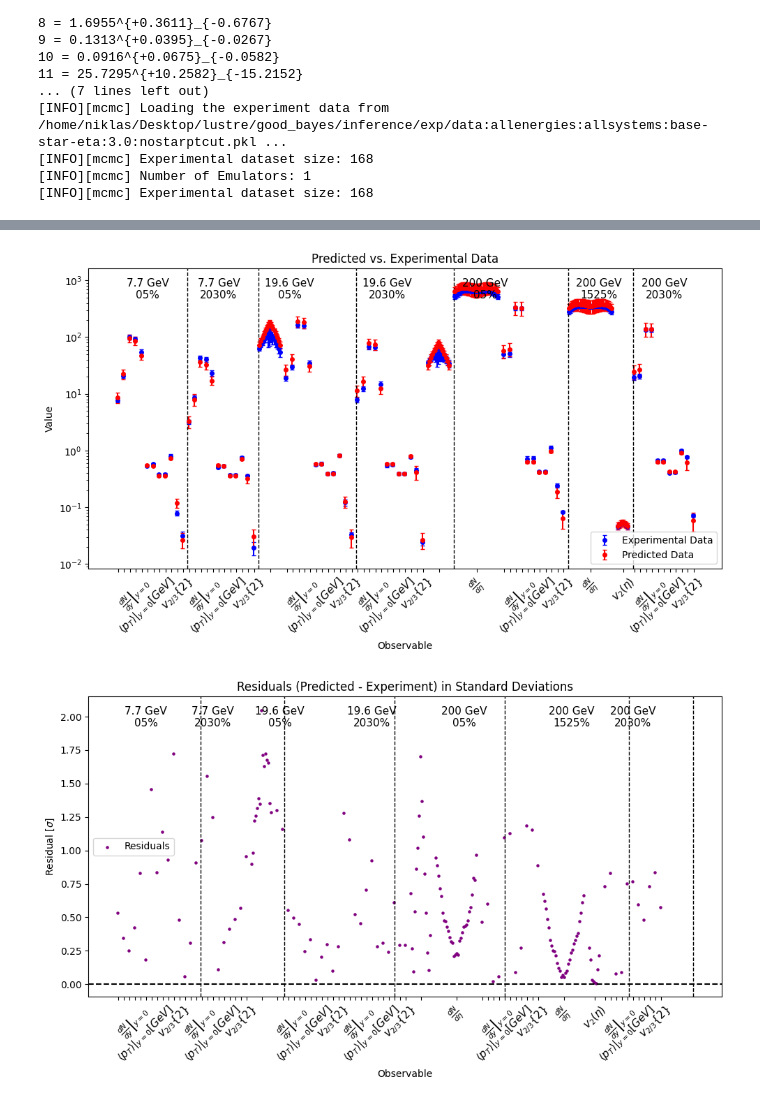
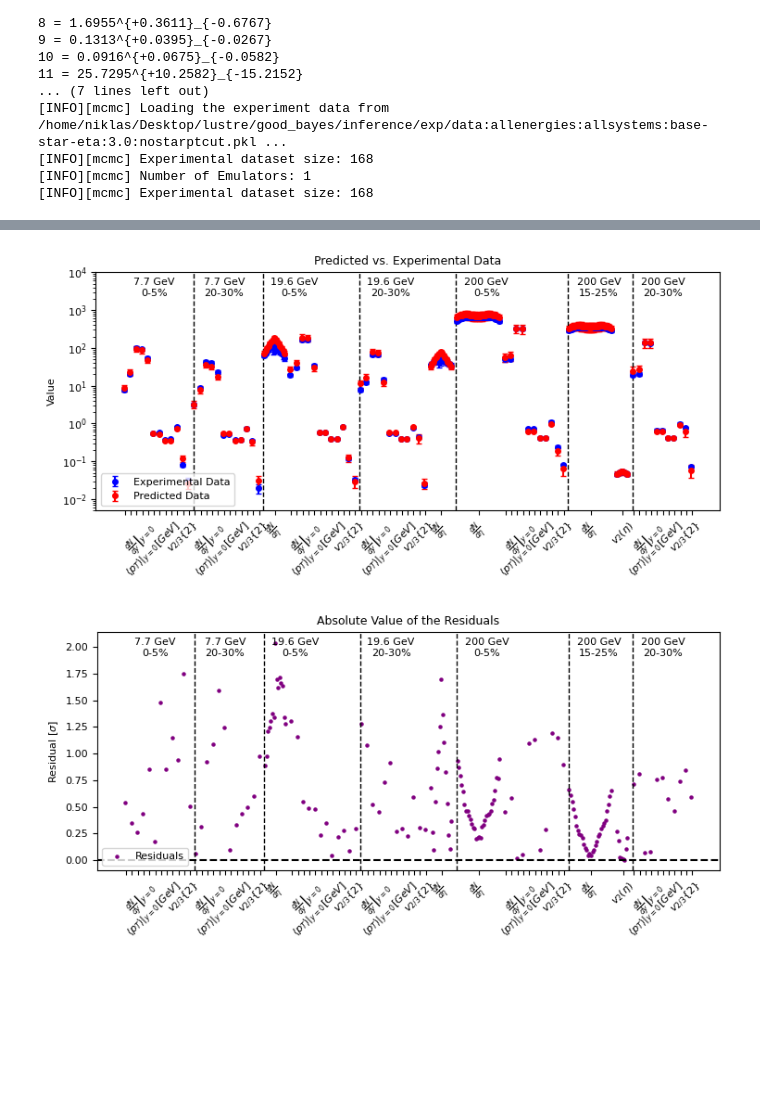
Before and after one commit to NGoetz/GPBayesTools-HIC, a Jupyter notebook: Prediction.ipynb, the cells around one changed output, grey strips where cells are left out. Drawn from its saved outputs; the diff is of its cells as text; code cells hidden in the pictures; blank space fills up the shorter version.

```diff
--- a/Prediction.ipynb
+++ b/Prediction.ipynb
@@ -826,6 +905,7 @@ import re
 import pickle
 import matplotlib.transforms as mtransforms
 
+centrality_dict = {'05': '0-5%', '1525': '15-25%', '2030': '20-30%'}
 with open(exp_path,'rb') as file:
     loaded_data = pickle.load(file)
 
@@ -843,7 +923,7 @@ def convert_to_notation(filename):
     filename = re.sub(r'star_v(.*)_pT', r'starv\1pt', filename)
     filename = re.sub(r'star_v', 'starv', filename)
     filename = re.sub(r'phenix_pT_v', 'phenixptv', filename)
-
+    filename = re.sub(r'stareta_spectra', 'etas', filename)
     filename = re.sub(r'eta_spectra', 'etas', filename)
     filename = re.sub(r'y_spectra', 'ys', filename)
     filename = re.sub(r'pT_spectra', 'pTs', filename)
@@ -924,10 +1004,10 @@ reordered_postPredstd = []
 current_pos = 0
 
 for energy, centrality, observable, start, end, original_index in data_list:
-    print(energy, centrality, observable, start, end, i)
-    print(expData[0].flatten()[start:end])
-    print(postPred.mean(axis=1)[start:end])
-    print("----")
+    # print(energy, centrality, observable, start, end, i)
+    # print(expData[0].flatten()[start:end])
+    # print(postPred.mean(axis=1)[start:end])
+    # print("----")
     reordered_expData.append(expData[0].flatten()[start:end])
     reordered_expData_std.append(np.sqrt(np.diagonal(expData[1])).flatten()[start:end])
     reordered_postPred.append(postPred.mean(axis=1)[start:end])
@@ -940,8 +1020,8 @@ for energy, centrality, observable, start, end, original_index in data_list:
     reordered_postPredstd.append([0, 0,0])
 
 
-print(reordered_expData)
-print(reordered_postPred)
+# print(reordered_expData)
+# print(reordered_postPred)
 # Flatten the reordered lists
 reordered_expData = np.concatenate(reordered_expData)
 reordered_expData_std = np.concatenate(reordered_expData_std)
@@ -962,16 +1042,16 @@ plot_expData_std = np.where(non_zero_mask, reordered_expData_std, 0)
 plot_postPred = np.where(non_zero_mask, reordered_postPred, np.nan)
 plot_postPred_std = np.where(non_zero_mask, reordered_postPredstd, 0)
 
-plt.figure(figsize=(10, 6))
+plt.figure(figsize=(7.5, 7.5/2))
 plt.errorbar(range(len(reordered_expData)), plot_expData, yerr=plot_expData_std, fmt='o', label='Experimental Data', color='blue', ecolor='blue', capsize=2, markersize=4)
 plt.errorbar(range(len(reordered_postPred)), plot_postPred, yerr=plot_postPred_std, fmt='o', label='Predicted Data', color='red', ecolor='red', capsize=2, markersize=4)
 
-plt.xlabel('Observable')
+#plt.xlabel('Observable')
 plt.ylabel('Value')
-plt.title('Predicted vs. Experimental Data')
+plt.title('Predicted vs. Experimental Data', fontsize=9)
 plt.yscale("log")
-plt.legend()
-
+plt.ylim([5e-3,1e4])
+plt.legend(loc="lower left")
 current_x_pos = 0
 xticksPos = []
 xticksLabel = []
@@ -986,22 +1066,22 @@ for i, (energy, centrality, observable, start, end, original_index) in enumerate
     # centrality_old=centrality
     xticksLabel.append(convert_to_notation(observable))
     if i == 0:
-        plt.text(current_x_pos + 3 * i + 20.5, 0.9, f'{energy} GeV\n{centrality}%',
-                horizontalalignment='center', fontsize=11, transform=trans)
+        plt.text(current_x_pos + 3 * i + 20.5, 0.9, f'{energy} GeV\n{centrality_dict[centrality]}',
+                horizontalalignment='center', fontsize=8, transform=trans)
     if i > 0 and (data_list[i][0] != data_list[i-1][0] or data_list[i][1] != data_list[i-1][1]):
         plt.axvline(x=current_x_pos+3*i-0.5, color='black', linestyle='--', linewidth=1)
 
         # Create a transform that only affects the y-coordinate
 
 
-        plt.text(current_x_pos + 3 * i + 20.5, 0.9, f'{energy} GeV\n{centrality}%',
-                horizontalalignment='center', fontsize=11, transform=trans)
+        plt.text(current_x_pos + 3 * i + 20.5, 0.9, f'{energy} GeV\n{centrality_dict[centrality]}',
+                horizontalalignment='center', fontsize=8, transform=trans)
 
     current_x_pos += (end - start)
 
-plt.xticks(xticksPos, xticksLabel, rotation=45, fontsize=11)
+plt.xticks(xticksPos, xticksLabel, rotation=45, fontsize=8)
 plt.tight_layout()
-plt.savefig("./plots/full/datacomp_full_"+log+"_"+pca+"_"+emu+"_"+setup+".png")
+plt.savefig("./plots/full/datacomp_full_"+log+"_"+pca+"_"+emu+"_"+setup+".png", dpi=500)
 plt.show()
 
 # # Plot 2: Residuals
@@ -1041,7 +1121,7 @@ plt.show()
 # plt.show()
 
 # Plot 3: Residuals in Standard Deviations
-plt.figure(figsize=(10, 6))
+plt.figure(figsize=(7.5, 7.5/2))
 non_zero_mask = normalized_residuals != 0
 
 # Filter the data
@@ -1054,33 +1134,33 @@ plt.axhline(0, color='black', linestyle='--')
 
 # Add separators and labels on x-axis
 current_x_pos = 0
-
+xticksPos = []
+xticksLabel = []
 trans = mtransforms.blended_transform_factory(plt.gca().transData, plt.gca().transAxes)
 for i, (energy, centrality, observable, start, end, original_index) in enumerate(data_list):
     mid_pos = current_x_pos + (end - start) / 2 +3*i
-    #xticksPos.append(mid_pos)
-    #xticksLabel.append(convert_to_notation(observable))
+    xticksPos.append(mid_pos)
+    xticksLabel.append(convert_to_notation(observable))
     if i == 0:
-        plt.text(current_x_pos + 4 * i + 20.5, 0.9, f'{energy} GeV\n{centrality}%',
-                horizontalalignment='center', fontsize=11, transform=trans)
+        plt.text(current_x_pos + 3 * i + 20.5, 0.9, f'{energy} GeV\n{centrality_dict[centrality]}',
+                horizontalalignment='center', fontsize=8, transform=trans)
     if i > 0 and (data_list[i][0] != data_list[i-1][0] or data_list[i][1] != data_list[i-1][1]):
-        plt.axvline(x=current_x_pos+4*i-0.5, color='black', linestyle='--', linewidth=1)
+        plt.axvline(x=current_x_pos+3*i-0.5, color='black', linestyle='--', linewidth=1)
 
         # Create a transform that only affects the y-coordinate
 
-
-        plt.text(current_x_pos + 3 * i + 20.5, 0.9, f'{energy} GeV\n{centrality}%',
-                horizontalalignment='center', fontsize=11, transform=trans)
+        plt.text(current_x_pos + 3 * i + 20.5, 0.9, f'{energy} GeV\n{centrality_dict[centrality]}',
+                horizontalalignment='center', fontsize=8, transform=trans)
 
     current_x_pos += (end - start)
 
-plt.xticks(xticksPos, xticksLabel, rotation=45, fontsize=11)
-plt.xlabel('Observable')
+plt.xticks(xticksPos, xticksLabel, rotation=45, fontsize=8)
+#plt.xlabel('Observable')
 plt.ylabel(r'Residual [$\sigma$]')
-plt.title('Residuals (Predicted - Experiment) in Standard Deviations')
-plt.legend()
+plt.title('Absolute Value of the Residuals', fontsize=9)
+plt.legend(loc="lower left")
 plt.tight_layout()
-plt.savefig("./plots/full/residuals_full_"+log+"_"+pca+"_"+emu+"_"+setup+".png")
+plt.savefig("./plots/full/residuals_full_"+log+"_"+pca+"_"+emu+"_"+setup+".png", dpi=500)
 plt.show()
 # %% [output]
 19.6 05 stareta_spectra 0 15 0
@@ -1103,5 +1183,5 @@ plt.show()
-[figure, old version]
+[figure, new version]
-[figure, old version]
+[figure, new version]
 # %%
 # #the closure test plotting functions
 
```
Also changed, not shown: parts of 7 cells of this notebook, 6 other files.
